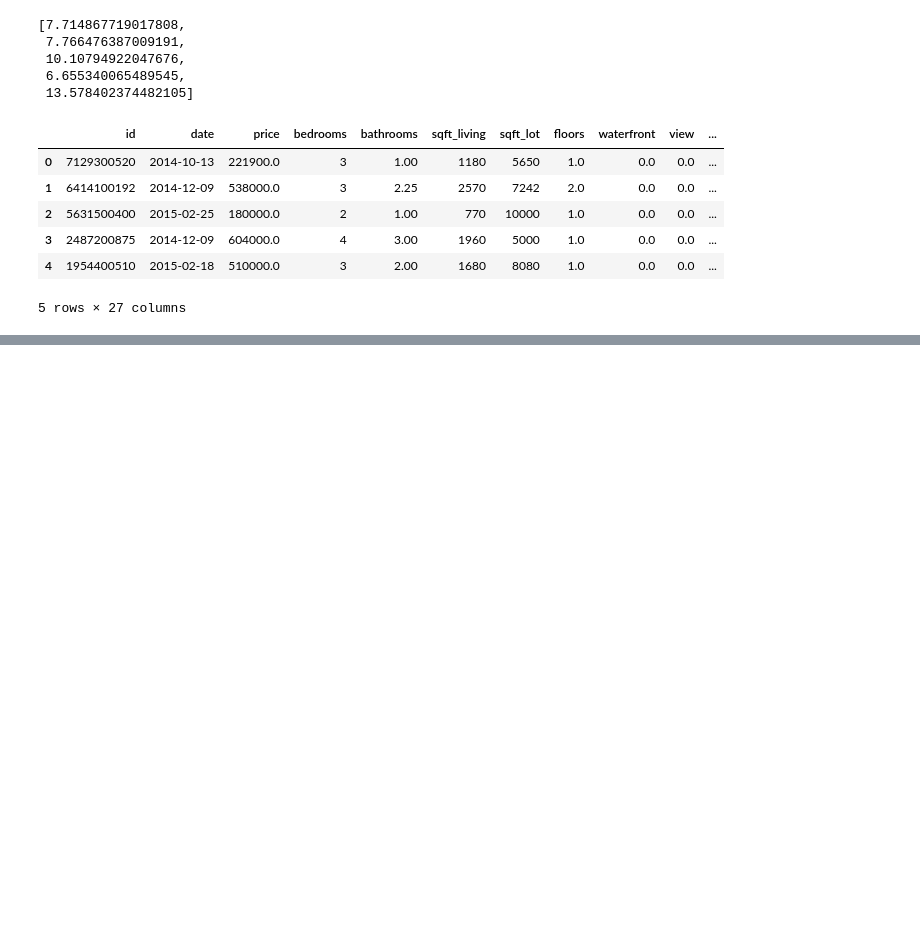
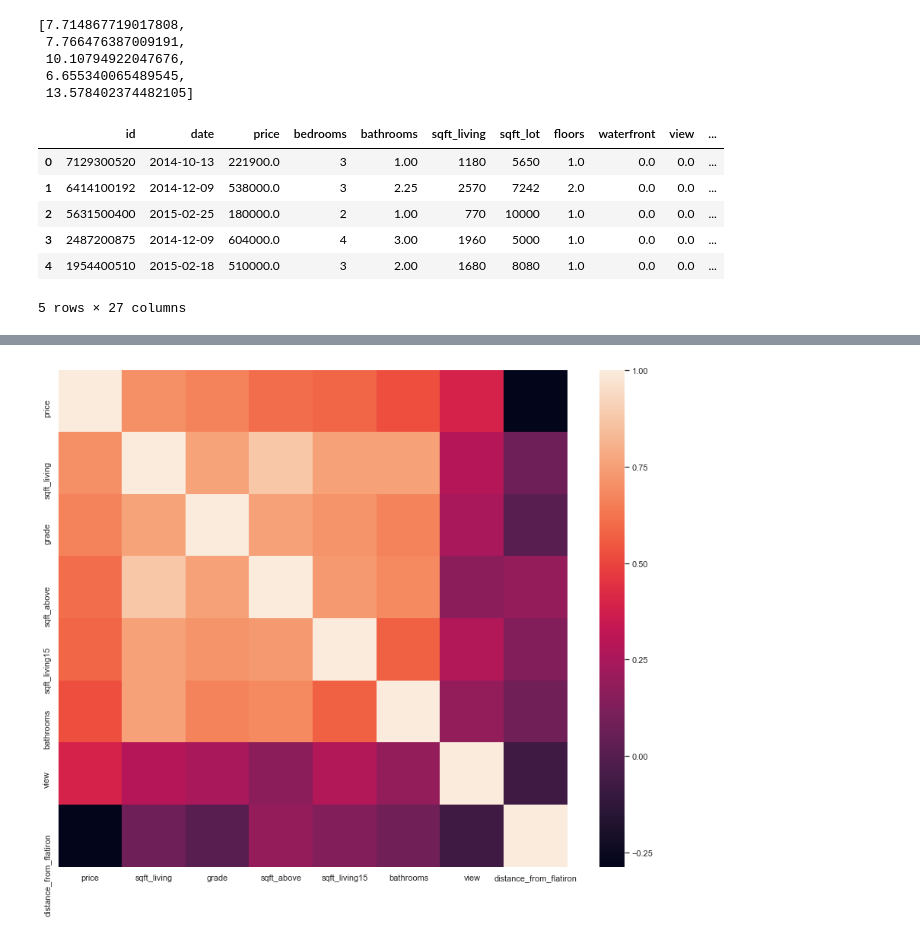
Before and after one commit to A92e/kingcountyWA_home_price_predictor, a Jupyter notebook: kevin_zip_wip.ipynb, the cells around one changed output, grey strips where cells are left out. Cells and saved outputs as stored; diff of their text form; code cells hidden in the pictures; blank space fills up the shorter version.

```diff
--- a/kevin_zip_wip.ipynb
+++ b/kevin_zip_wip.ipynb
@@ -95,3 +86,6 @@ df.head()
 | 3 | 2487200875 | 2014-12-09 | 604000.0 | 4 | 3.00 | 1960 | 5000 | 1.0 | 0.0 | 0.0 | ... |
 | 4 | 1954400510 | 2015-02-18 | 510000.0 | 3 | 2.00 | 1680 | 8080 | 1.0 | 0.0 | 0.0 | ... |
 5 rows × 27 columns
+# %%
+df7 = df[['price','sqft_living', 'grade', 'sqft_above', 'sqft_living15', 'bathrooms',
+       'view','distance_from_flatiron']]
@@ -97,0 +104,5 @@ df.head()
+# %%
+sns.set(rc={'figure.figsize': (15,12)})
+sns.heatmap(df7.corr());
+# %% [output]
+[figure, added]
```
Also changed, not shown: parts of 12 cells of this notebook.
